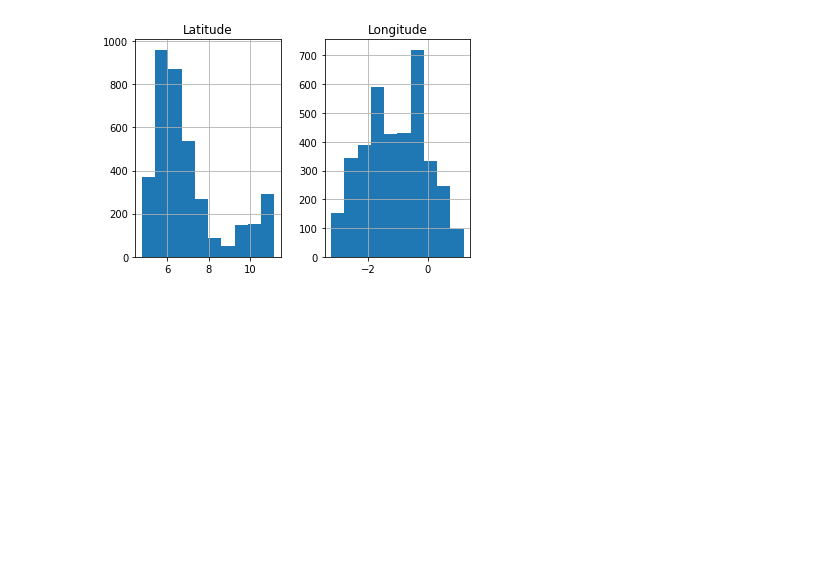
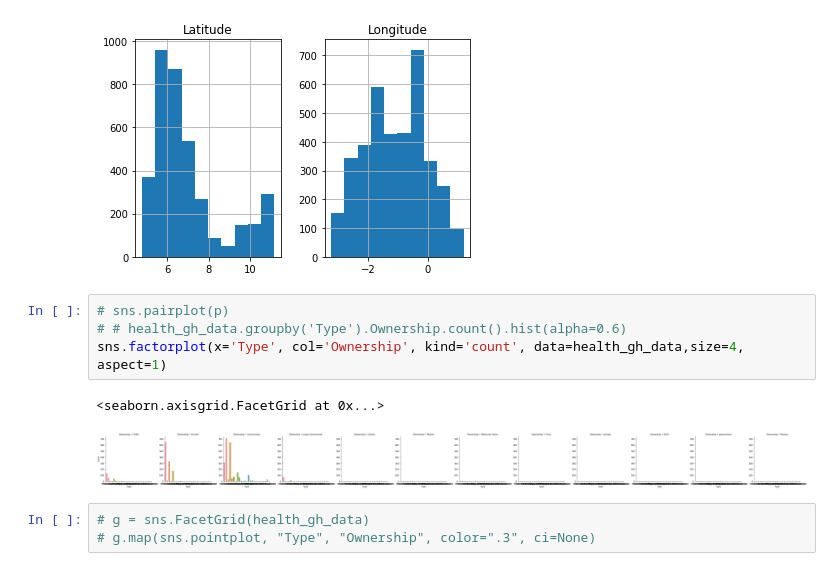
Before and after one commit to Shivam-ML/EDA, a Jupyter notebook: Health-Facilities-EDA.ipynb, the cells around one changed output. Drawn from its saved outputs; the diff is of its cells as text; blank space fills up the shorter version.

Commit message:
Health data EDA basics

```diff
--- a/Health-Facilities-EDA.ipynb
+++ b/Health-Facilities-EDA.ipynb
@@ -228,3 +228,13 @@ array([[<matplotlib.axes._subplots.AxesSubplot object at 0x...>,
         <matplotlib.axes._subplots.AxesSubplot object at 0x...>]],
       dtype=object)
 [figure]
+# %%
+# sns.pairplot(p)
+# # health_gh_data.groupby('Type').Ownership.count().hist(alpha=0.6)
+sns.factorplot(x='Type', col='Ownership', kind='count', data=health_gh_data,size=4, aspect=1)
+# %% [output]
+<seaborn.axisgrid.FacetGrid at 0x...>
+[figure, added]
+# %%
+# g = sns.FacetGrid(health_gh_data)
+# g.map(sns.pointplot, "Type", "Ownership", color=".3", ci=None)
```
Also changed, not shown: parts of 4 cells of this notebook.
